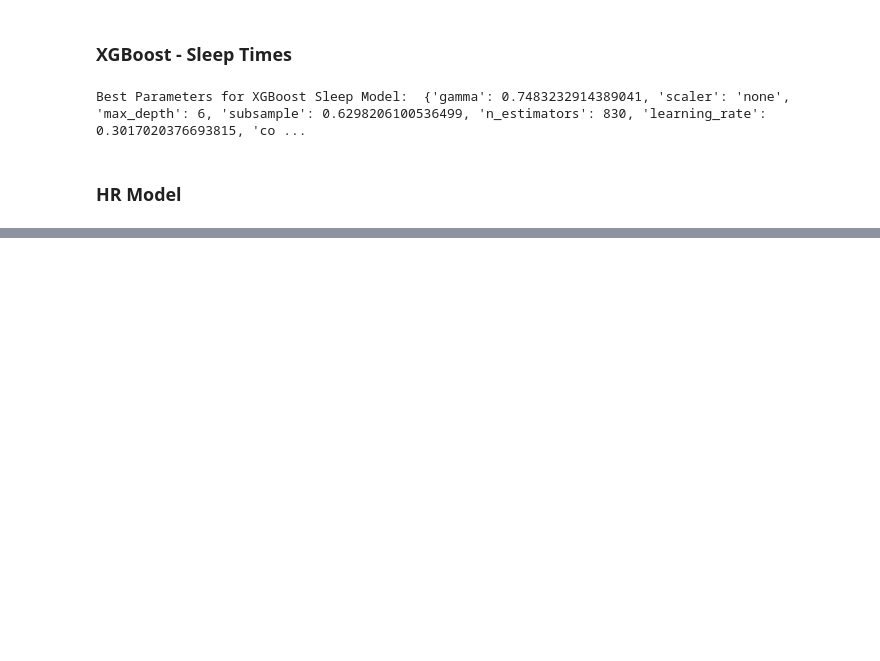
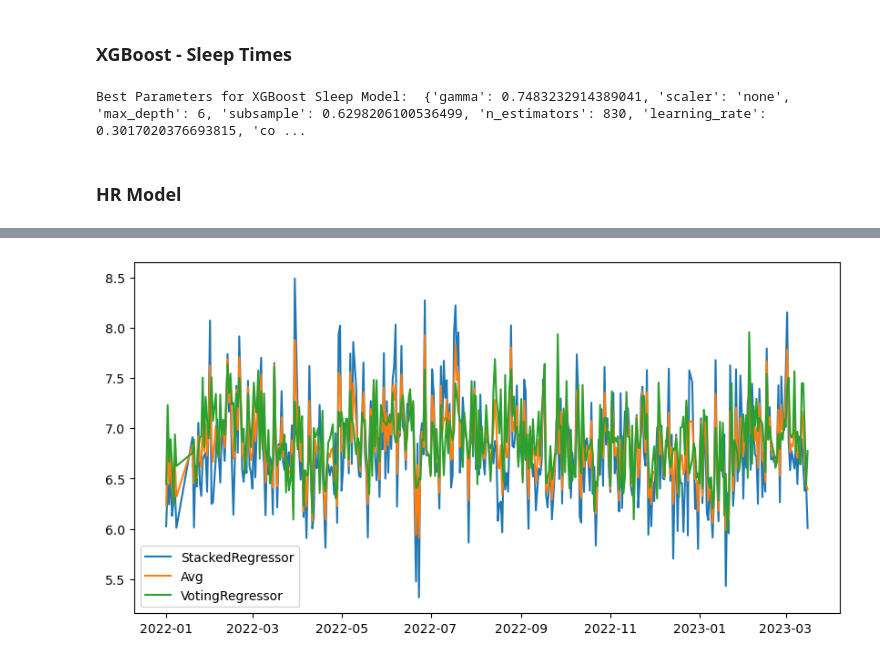
Before and after one commit to ds-sebastian/pog4-sleep-kaggle, a Jupyter notebook: stacked_reg.ipynb, the cells around one changed output, grey strips where cells are left out. Drawn from its saved outputs; the diff is of its cells as text; code cells hidden in the pictures; blank space fills up the shorter version.

```diff
--- a/stacked_reg.ipynb
+++ b/stacked_reg.ipynb
@@ -818,0 +1056,10 @@ sub.hist()
+# %%
+# plot sub and sub_copy sleep hours
+plt.figure(figsize=(10, 5))
+plt.plot(sub_stacked.date, sub_stacked.sleep_hours, label='StackedRegressor')
+plt.plot(sub_avg.date, sub_avg.sleep_hours, label='Avg') # Dotted line
+plt.plot(sub.date, sub.sleep_hours, label='VotingRegressor')
+plt.legend()
+plt.show()
+# %% [output]
+[figure, added]
```
Also changed, not shown: parts of 28 cells of this notebook, 15 other files.
